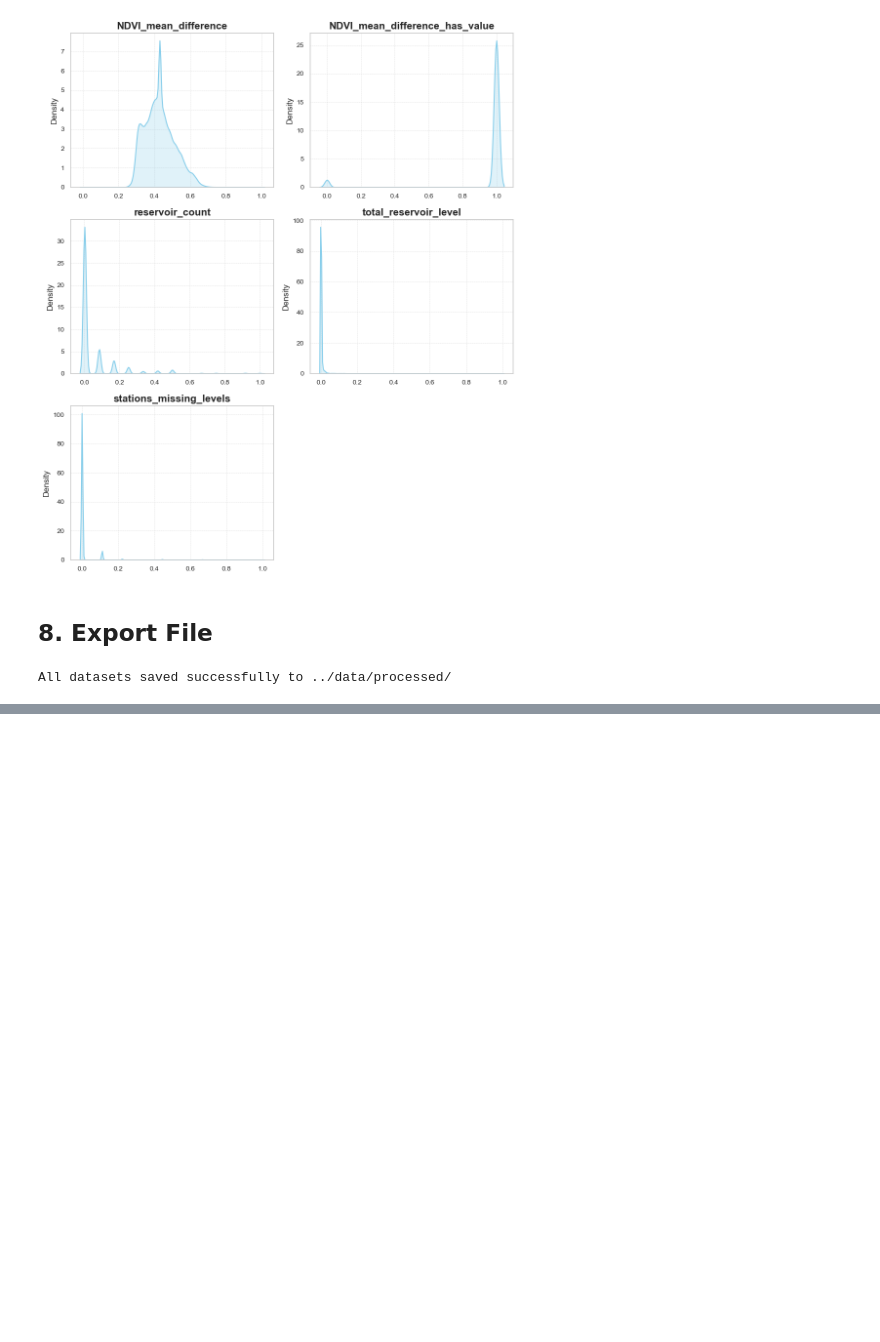
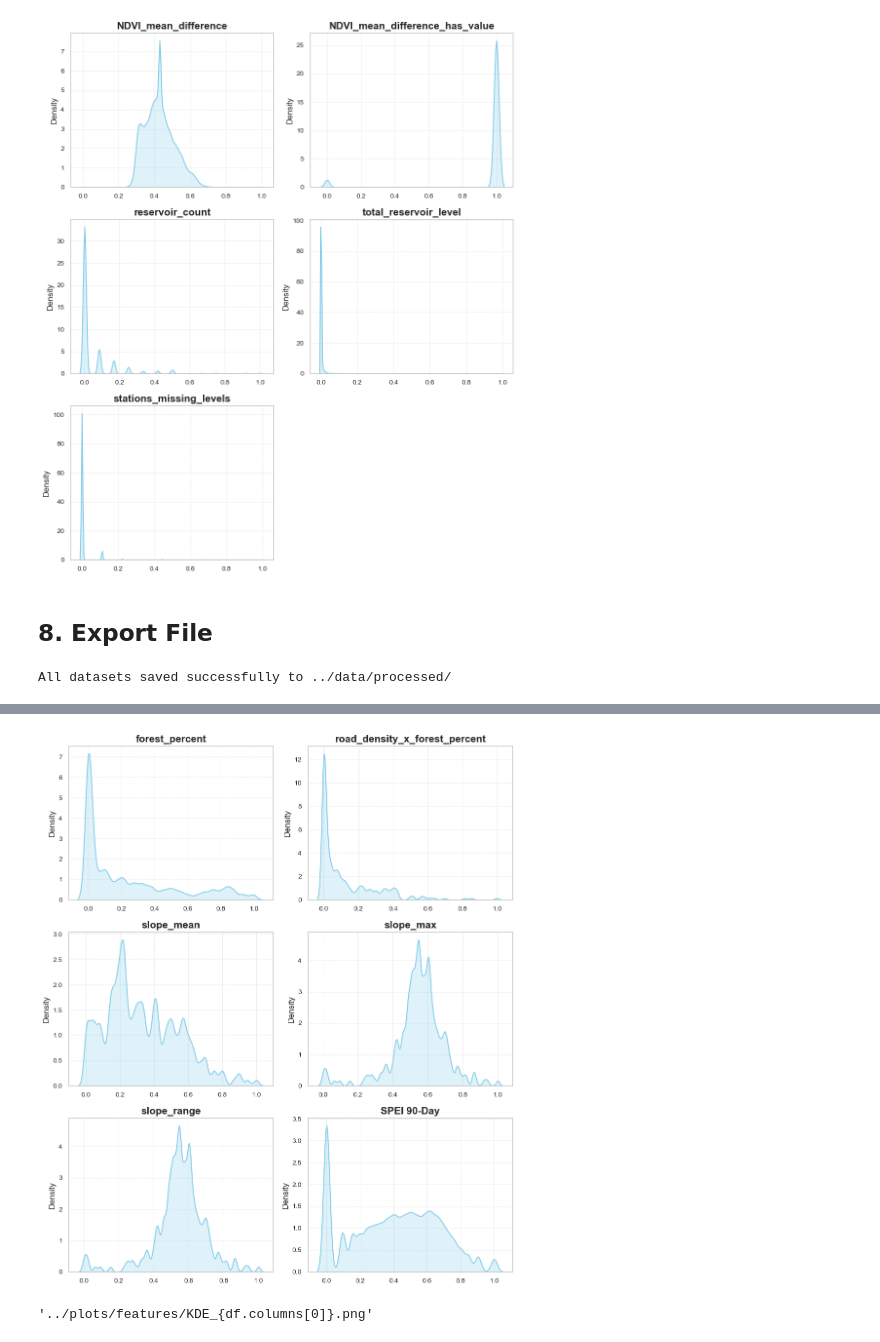
Before and after one commit to dustinlit/California-Wildfire-Ignition-ML-Modeling, a Jupyter notebook: notebooks/04_A_Feature_Distributions.ipynb, the cells around one changed output, grey strips where cells are left out. Cells and saved outputs as stored; diff of their text form; code cells hidden in the pictures; blank space fills up the shorter version.

```diff
--- a/notebooks/04_A_Feature_Distributions.ipynb
+++ b/notebooks/04_A_Feature_Distributions.ipynb
@@ -327,0 +359,5 @@ All datasets saved successfully to ../data/processed/
+# %%
+grid_kde(X[spread_rf_top5])
+# %% [output]
+[figure, added]
+'../plots/features/KDE_{df.columns[0]}.png'
```
Also changed, not shown: parts of 8 cells of this notebook, 1 other file.
